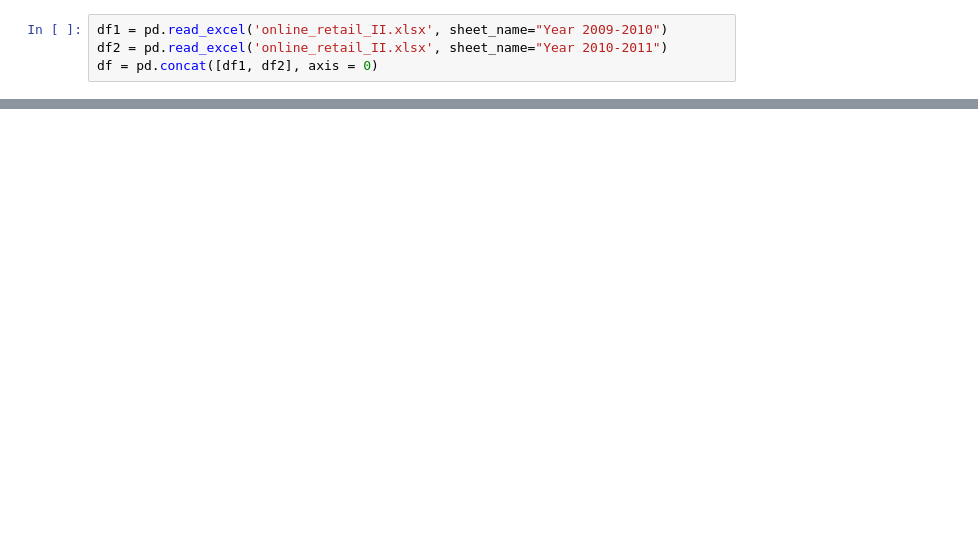
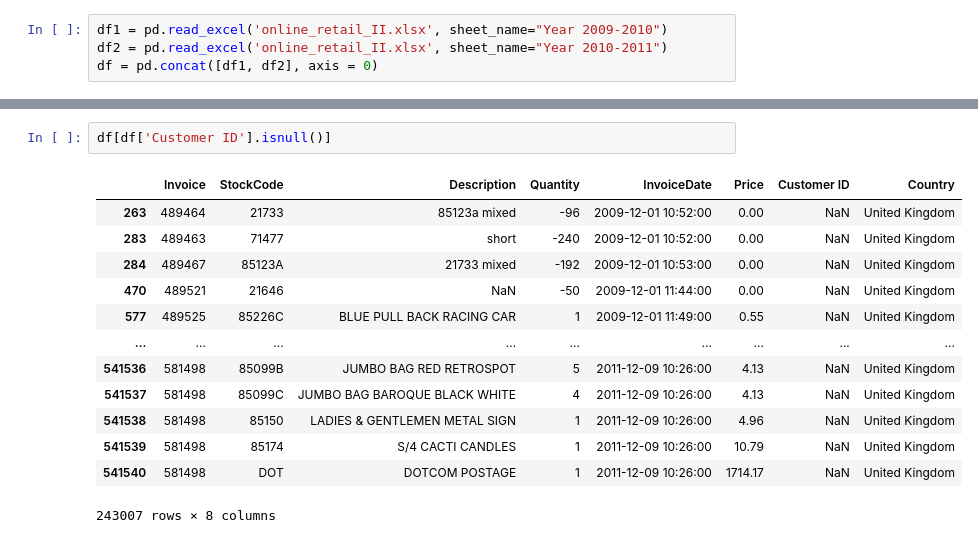
Before and after one commit to royandhika/rfm-analysis, a Jupyter notebook: cust_segmentation.ipynb, the cells around one changed output, grey strips where cells are left out. Cells and saved outputs as stored; diff of their text form; blank space fills up the shorter version.

```diff
--- a/cust_segmentation.ipynb
+++ b/cust_segmentation.ipynb
@@ -41,0 +42,16 @@ memory usage: 73.3+ MB
+# %%
+df[df['Customer ID'].isnull()]
+# %% [output]
+|  | Invoice | StockCode | Description | Quantity | InvoiceDate | Price | Customer ID | Country |
+| 263 | 489464 | 21733 | 85123a mixed | -96 | 2009-12-01 10:52:00 | 0.00 | NaN | United Kingdom |
+| 283 | 489463 | 71477 | short | -240 | 2009-12-01 10:52:00 | 0.00 | NaN | United Kingdom |
+| 284 | 489467 | 85123A | 21733 mixed | -192 | 2009-12-01 10:53:00 | 0.00 | NaN | United Kingdom |
+| 470 | 489521 | 21646 | NaN | -50 | 2009-12-01 11:44:00 | 0.00 | NaN | United Kingdom |
+| 577 | 489525 | 85226C | BLUE PULL BACK RACING CAR | 1 | 2009-12-01 11:49:00 | 0.55 | NaN | United Kingdom |
+| ... | ... | ... | ... | ... | ... | ... | ... | ... |
+| 541536 | 581498 | 85099B | JUMBO BAG RED RETROSPOT | 5 | 2011-12-09 10:26:00 | 4.13 | NaN | United Kingdom |
+| 541537 | 581498 | 85099C | JUMBO BAG BAROQUE BLACK WHITE | 4 | 2011-12-09 10:26:00 | 4.13 | NaN | United Kingdom |
+| 541538 | 581498 | 85150 | LADIES & GENTLEMEN METAL SIGN | 1 | 2011-12-09 10:26:00 | 4.96 | NaN | United Kingdom |
+| 541539 | 581498 | 85174 | S/4 CACTI CANDLES | 1 | 2011-12-09 10:26:00 | 10.79 | NaN | United Kingdom |
+| 541540 | 581498 | DOT | DOTCOM POSTAGE | 1 | 2011-12-09 10:26:00 | 1714.17 | NaN | United Kingdom |
+243007 rows × 8 columns
```
Also changed, not shown: parts of 17 cells of this notebook, 1 other file.
